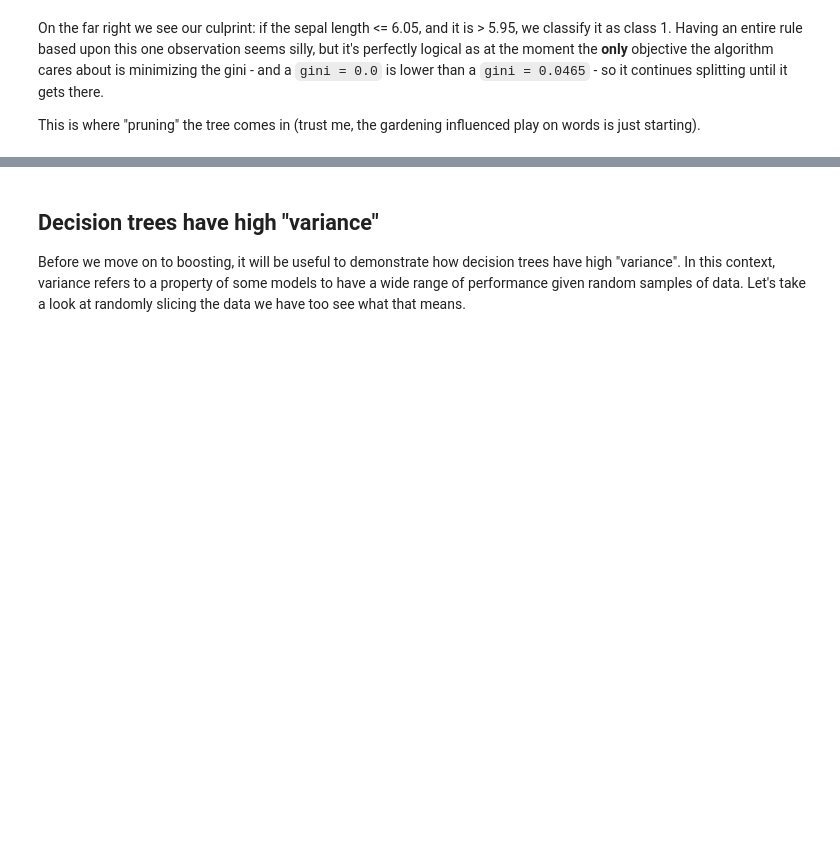
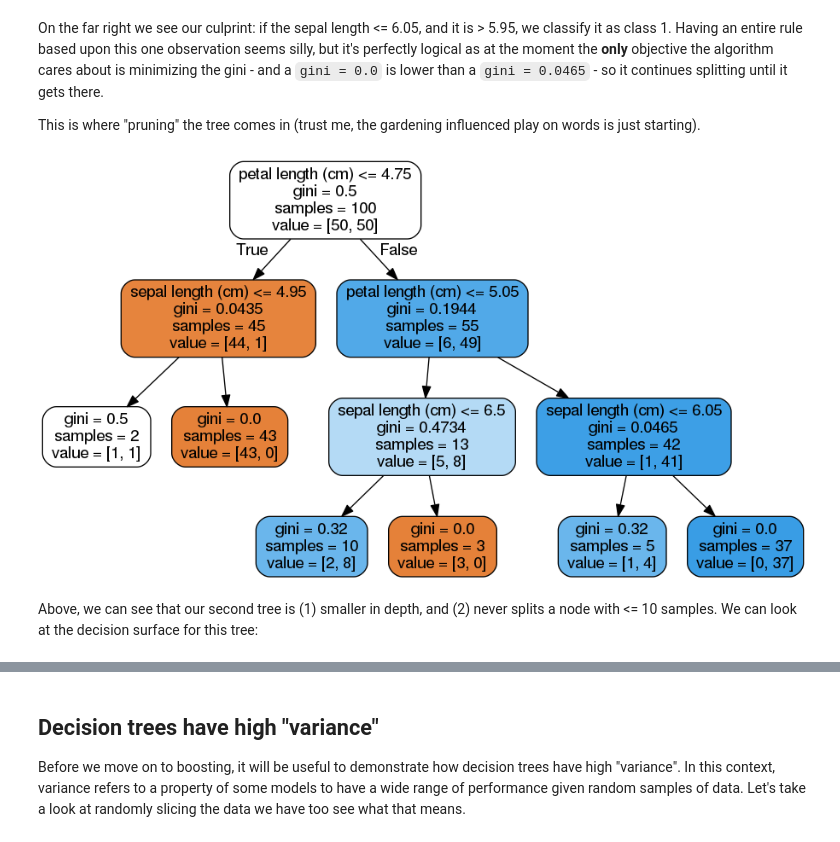
Before and after one commit to alistairewj/tree-prediction-tutorial, a Jupyter notebook: trees-classification.ipynb, the cells around one changed output, grey strips where cells are left out. Cells and saved outputs as stored; diff of their text form; code cells hidden in the pictures; blank space fills up the shorter version.

Commit message:
add pruning, impute missing data for medical data, and outputs

```diff
--- a/trees-classification.ipynb
+++ b/trees-classification.ipynb
@@ -208,0 +231,30 @@ This is where "pruning" the tree comes in (trust me, the gardening influenced pl
+# %%
+def prune(dt, min_samples_leaf = 1):
+    # Pruning is done by the "min_samples_leaf" property of decision trees
+    if dt.min_samples_leaf >= min_samples_leaf:
+        print('Decision tree is pruned at an equal or higher level.')
+    else:
+        # update prune parameter
+        dt.min_samples_leaf = min_samples_leaf
+
+        # loop through each node of the tree
+        tree = dt.tree_
+        for i in range(tree.node_count):
+            n_samples = tree.n_node_samples[i]
+            if n_samples <= min_samples_leaf:
+                # we can't delete splits because they are fixed in the model
+                # instead, we remove the split by setting the child values to -1
+                tree.children_left[i]=-1
+                tree.children_right[i]=-1
+# %%
+# let's prune the model and look again
+prune(mdl, min_samples_leaf = 10)
+tree_graph = tree.export_graphviz(mdl, out_file=None,
+                         feature_names=feat,
+                         filled=True, rounded=True)
+graph = pydotplus.graphviz.graph_from_dot_data(tree_graph)
+Image(graph.create_png())
+# %% [output]
+[figure, added]
+# %% [markdown]
+Above, we can see that our second tree is (1) smaller in depth, and (2) never splits a node with <= 10 samples. We can look at the decision surface for this tree:
```
Also changed, not shown: parts of 35 cells of this notebook.
